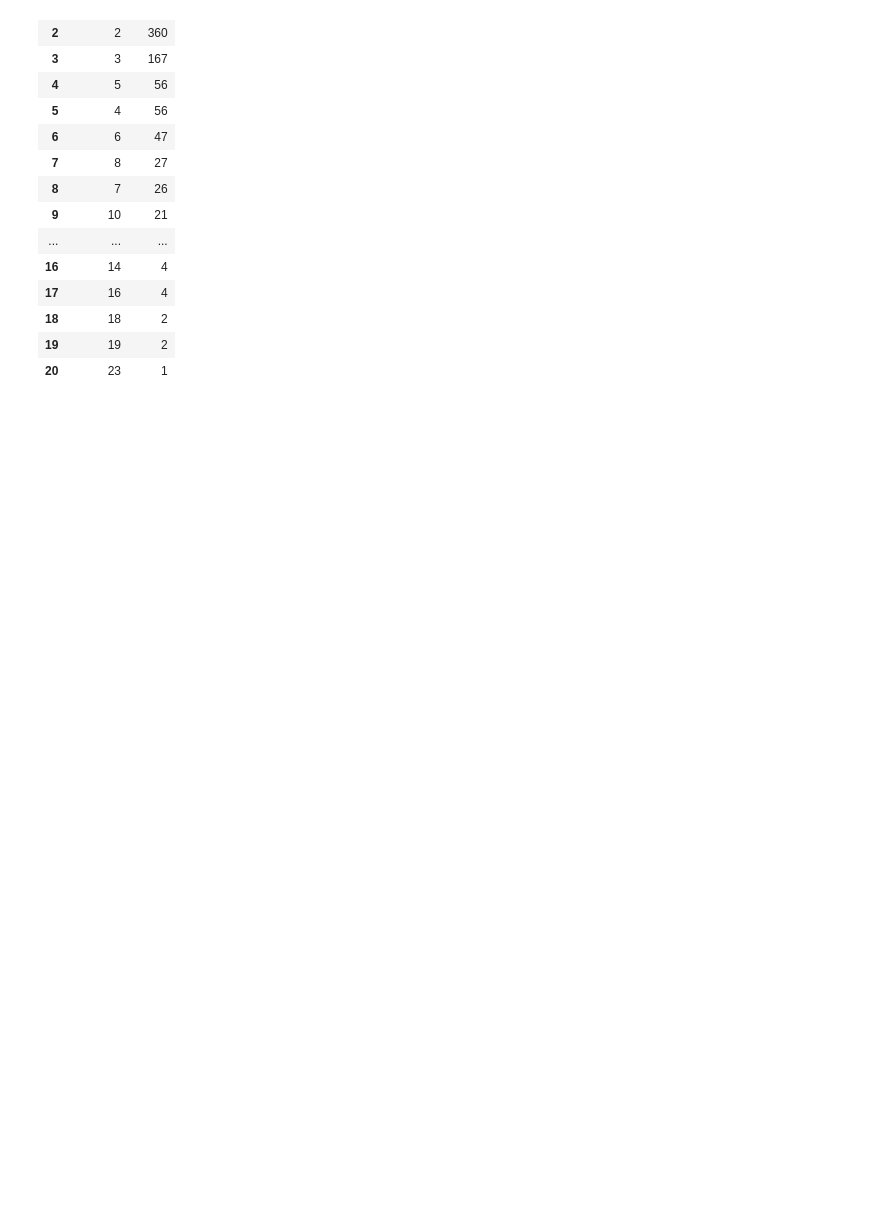
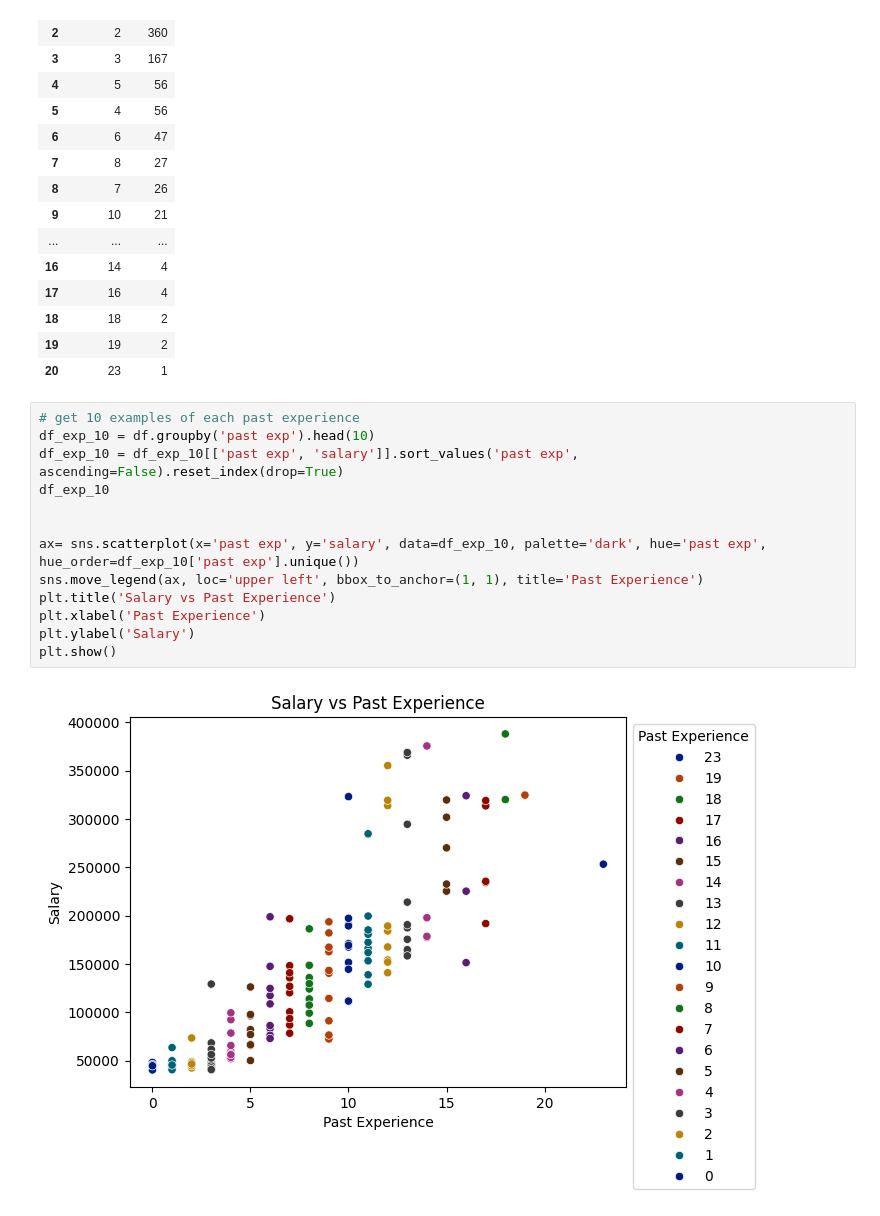
Before and after one commit to thelightfeaver/machine-leaning-practices, a Jupyter notebook: proyect/salary.ipynb, the cells around one changed output. Saved outputs shown, nothing was run; the diff lists cells and outputs as text; blank space fills up the shorter version.

```diff
--- a/proyect/salary.ipynb
+++ b/proyect/salary.ipynb
@@ -257,3 +256,18 @@ df_salary_by_exp
 | 18 | 18 | 2 |
 | 19 | 19 | 2 |
 | 20 | 23 | 1 |
+# %%
+# get 10 examples of each past experience
+df_exp_10 = df.groupby('past exp').head(10)
+df_exp_10 = df_exp_10[['past exp', 'salary']].sort_values('past exp', ascending=False).reset_index(drop=True)
+df_exp_10
+
+
+ax= sns.scatterplot(x='past exp', y='salary', data=df_exp_10, palette='dark', hue='past exp', hue_order=df_exp_10['past exp'].unique())
+sns.move_legend(ax, loc='upper left', bbox_to_anchor=(1, 1), title='Past Experience')
+plt.title('Salary vs Past Experience')
+plt.xlabel('Past Experience')
+plt.ylabel('Salary')
+plt.show()
+# %% [output]
+[figure, added]
```
Also changed, not shown: parts of 2 cells of this notebook.
